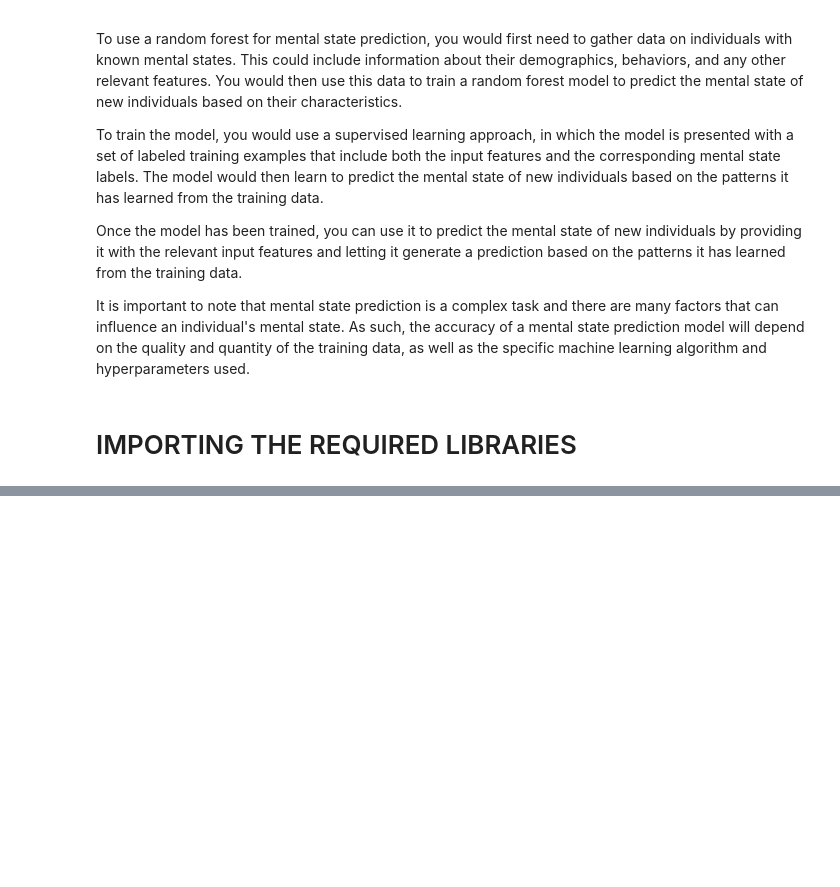
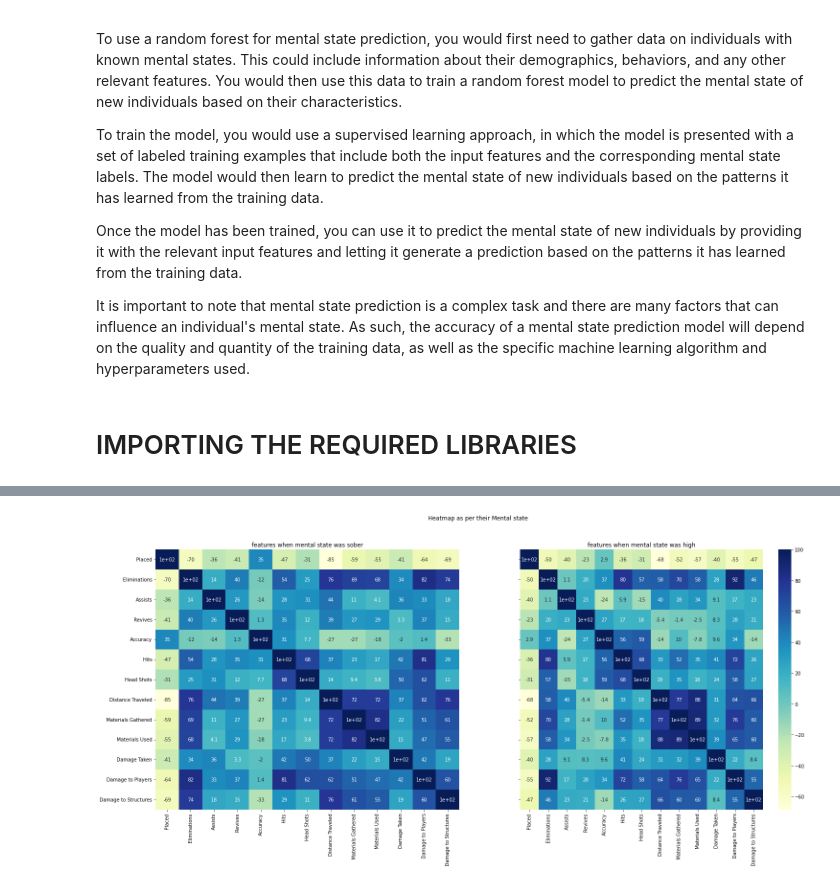
Before and after one commit to theheemalichaudhari/Data-Analytics, a Jupyter notebook: mental-state-prediction.ipynb, the cells around one changed output, grey strips where cells are left out. Drawn from its saved outputs; the diff is of its cells as text; code cells hidden in the pictures; blank space fills up the shorter version.

```diff
--- a/mental-state-prediction.ipynb
+++ b/mental-state-prediction.ipynb
@@ -14,0 +114,10 @@ It is important to note that mental state prediction is a complex task and there
+# %%
+f,(ax1,ax2) = plt.subplots(1,2,sharey=True,figsize=(25,10))
+g1 = sns.heatmap(df[df["Mental State"]=="sober"].corr()*100,cmap="YlGnBu",cbar=False,ax=ax1,annot=True)
+g1.set_title('features when mental state was sober')
+g2 = sns.heatmap(df[df["Mental State"]=="high"].corr()*100,cmap="YlGnBu",cbar=True,ax=ax2,annot=True)
+g2.set_title('features when mental state was high')
+plt.suptitle("Heatmap as per their Mental state ")
+plt.show()
+# %% [output]
+[figure, added]
```
Also changed, not shown: parts of 36 cells of this notebook.
